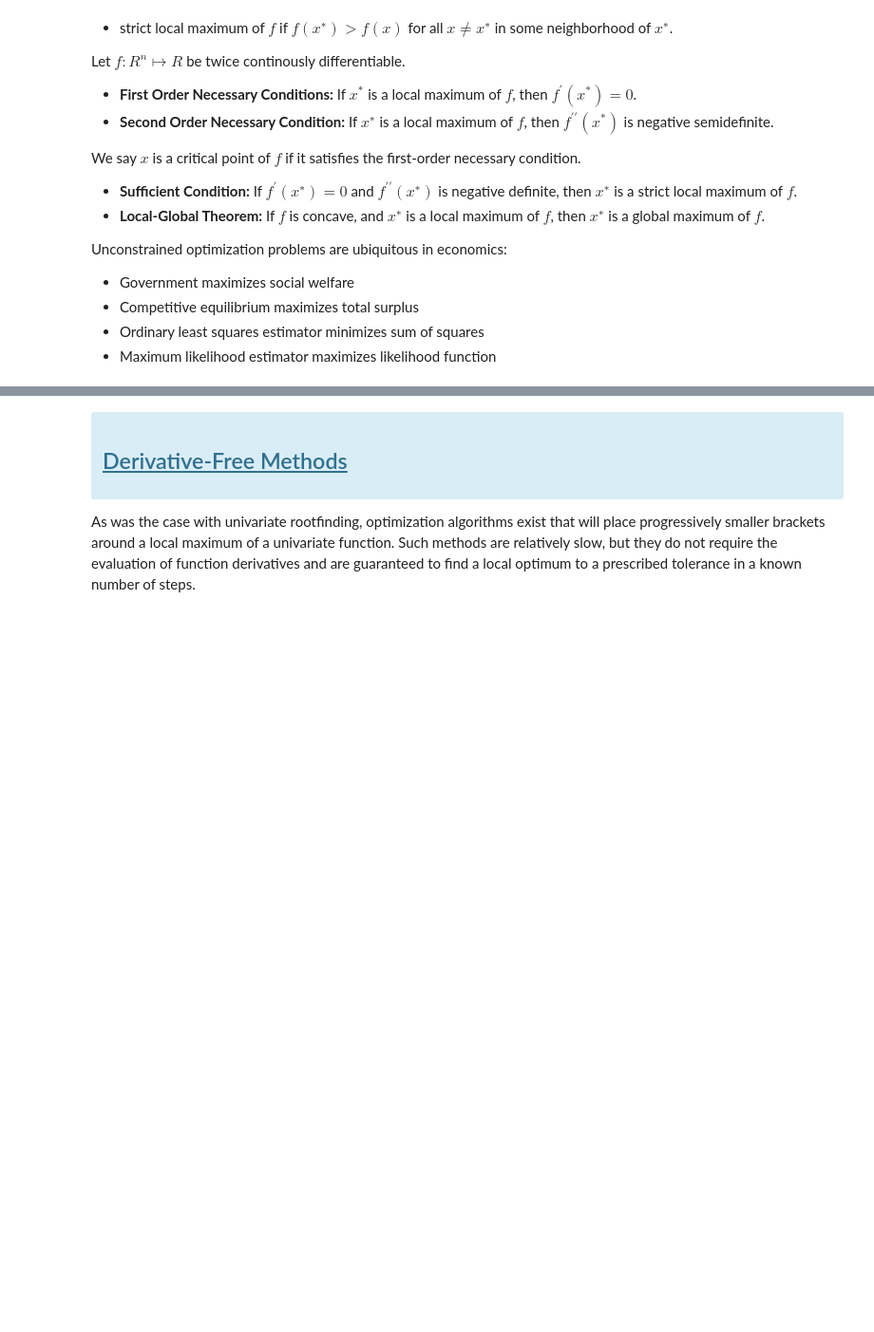
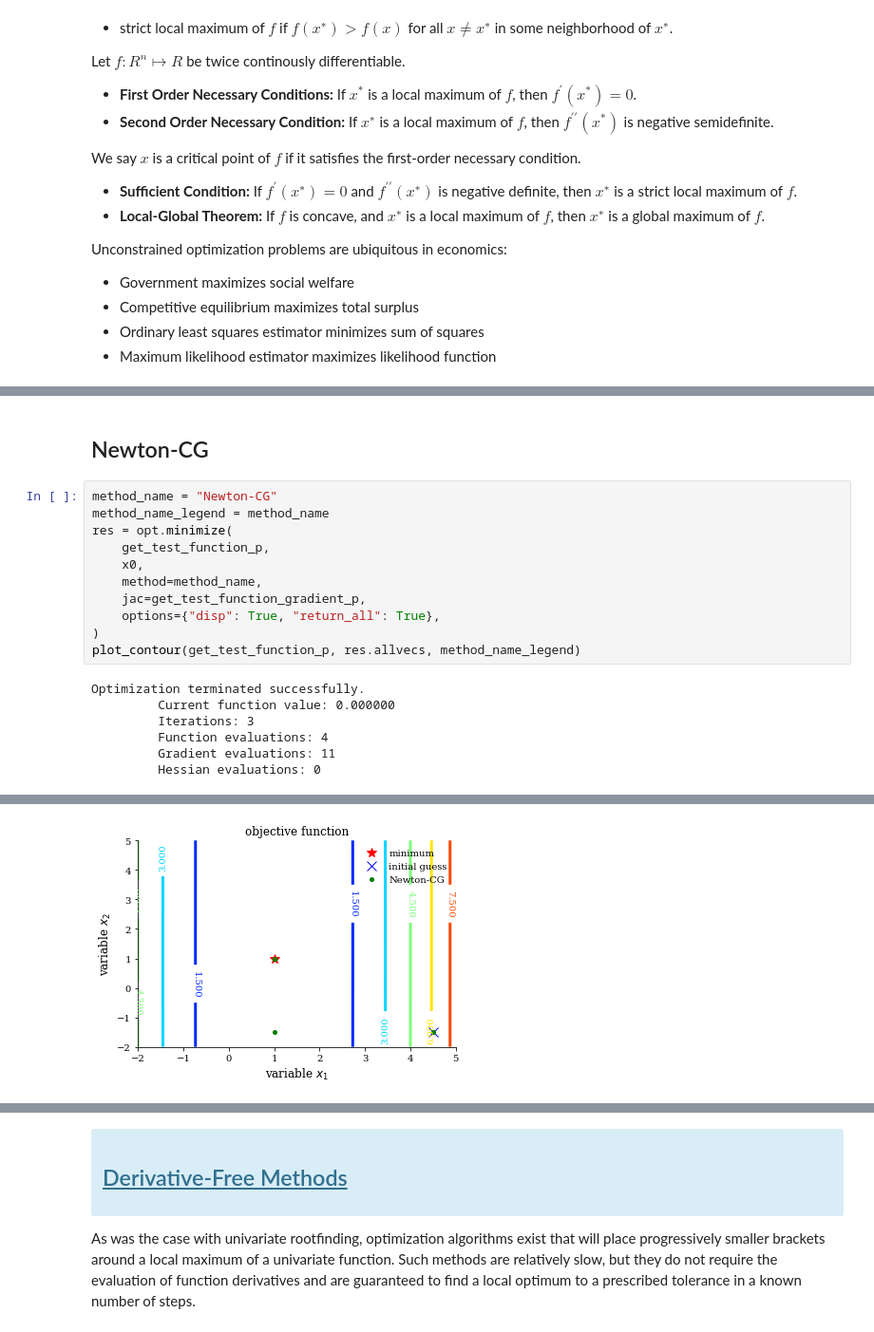
Before and after one commit to OpenSourceEconomics/ose-course-scientific-computing, a Jupyter notebook: lectures/optimization/notebook.ipynb, the cells around one changed output, grey strips where cells are left out. Shown at 95% size. Saved outputs shown, nothing was run; the diff lists cells and outputs as text; blank space fills up the shorter version.

```diff
--- a/lectures/optimization/notebook.ipynb
+++ b/lectures/optimization/notebook.ipynb
@@ -76,0 +186,20 @@ plt.contour(X, Y, Z, 200, cmap="RdGy")
+# %% [markdown]
+##  Newton-CG
+# %%
+method_name = "Newton-CG"
+method_name_legend = method_name
+res = opt.minimize(
+    get_test_function_p,
+    x0,
+    method=method_name,
+    jac=get_test_function_gradient_p,
+    options={"disp": True, "return_all": True},
+)
+plot_contour(get_test_function_p, res.allvecs, method_name_legend)
+# %% [output]
+Optimization terminated successfully.
+         Current function value: 0.000000
+         Iterations: 3
+         Function evaluations: 4
+         Gradient evaluations: 11
+         Hessian evaluations: 0
@@ -76,0 +207 @@ plt.contour(X, Y, Z, 200, cmap="RdGy")
+[figure, added]
```
Also changed, not shown: parts of 28 cells of this notebook, 3 other files.
